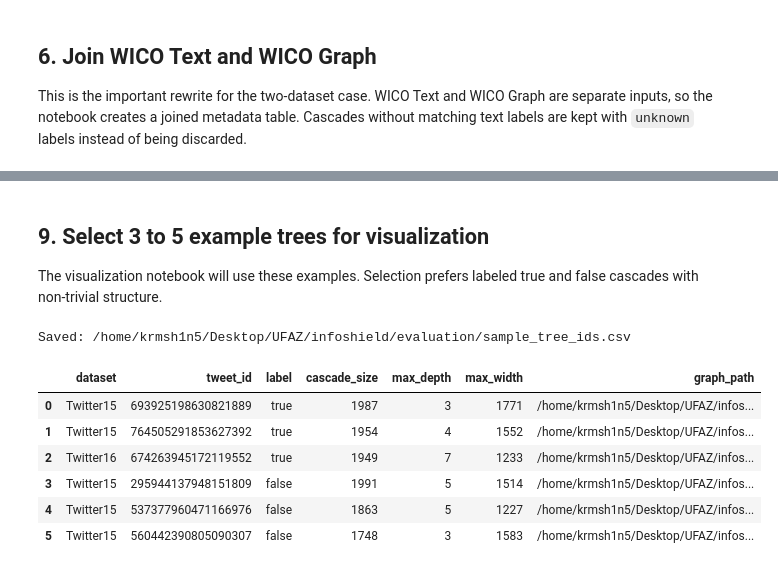
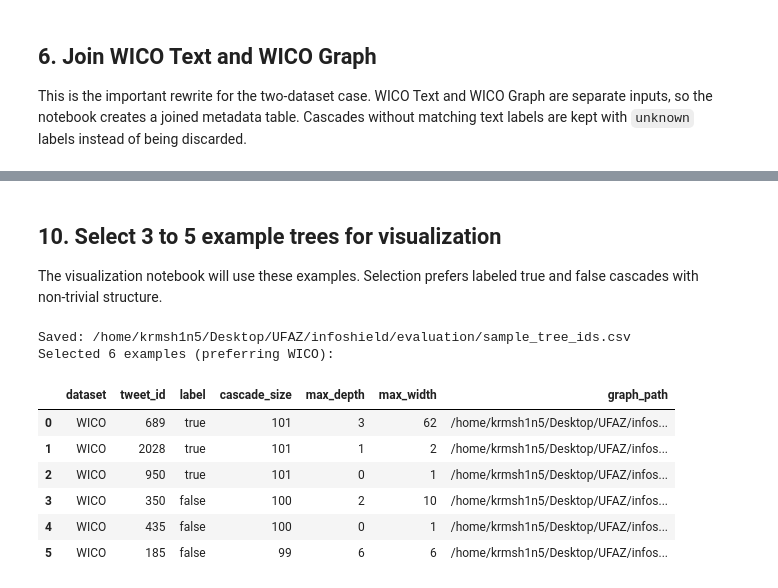
Before and after one commit to Krmsh1n5/infoshield, a Jupyter notebook: explore_data.ipynb, the cells around one changed output, grey strips where cells are left out. Cells and saved outputs as stored; diff of their text form; code cells hidden in the pictures.

```diff
--- a/explore_data.ipynb
+++ b/explore_data.ipynb
@@ -690,9 +649,15 @@ def build_wico_joined_metadata(wico_text, wico_graph_manifest):
     WICO Graph folder names are sequential integers (1, 2, 3 ...).
     WICO Text stores real tweet IDs.  The two never match, so we label
     directly from label_int set by load_wico_graph_dataset.
+
+    Label strings are derived from config (cfg.wico.label_map / binary_label_map)
+    and never hardcoded, so changes to config automatically propagate here.
     """
-    WICO_INT_TO_LABEL = {0: 'false', 1: 'false', 2: 'true'}
-    WICO_INT_TO_RAW   = {0: '5g-corona', 1: 'other-conspiracy', 2: 'non-conspiracy'}
+    # Derive from config — do not hardcode label strings here:
+    #   cfg.wico.binary_label_map = {0:'false', 1:'false', 2:'true'}
+    #   cfg.wico.label_map        = {'5g-conspiracy':0, 'conspiracy':1, 'non-conspiracy':2}
+    WICO_INT_TO_LABEL = cfg.wico.binary_label_map
+    WICO_INT_TO_RAW   = {v: k for k, v in cfg.wico.label_map.items()}  # {0:'5g-conspiracy', 1:'conspiracy', 2:'non-conspiracy'}
 
     if wico_graph_manifest.empty:
         return pd.DataFrame(columns=[
@@ -827,7 +966,12 @@ for (dataset, cid), payload in all_graphs.items():
         **stats,
     })
 
-tree_summary = pd.DataFrame(summary_rows)
+summary_columns = [
+    'dataset','tweet_id','content_id','root_user','label','raw_label',
+    'graph_path','text','num_nodes','num_edges','cascade_size','max_depth',
+    'max_width','branching_ratio','num_roots','is_arborescence','temporal_span'
+]
+tree_summary = pd.DataFrame(summary_rows, columns=summary_columns)
 if not tree_summary.empty:
     tree_summary = tree_summary.sort_values(
         ['dataset','label','cascade_size'], ascending=[True, True, False])
@@ -979,35 +1172,51 @@ Saved: /home/krmsh1n5/Desktop/UFAZ/infoshield/evaluation/phase1_summary_charts.p
 # %% [markdown]
-## 9. Select 3 to 5 example trees for visualization
+## 10. Select 3 to 5 example trees for visualization
 
 The visualization notebook will use these examples. Selection prefers labeled true and false cascades with non-trivial structure.
 # %%
-def select_examples(df, per_label=3, max_total=10):
+def select_examples(df, per_label=3, max_total=10, prefer_dataset='WICO'):
+    """Select example cascades for visualization.
+
+    Prefers WICO cascades; falls back to other datasets if WICO is absent.
+    """
+    display_cols = ['dataset','tweet_id','label','cascade_size','max_depth','max_width','graph_path']
     if df.empty:
-        return df
-    candidates = df[df['num_edges'] > 0].copy()
+        return pd.DataFrame(columns=display_cols)
+    pref = df[df['dataset'].eq(prefer_dataset)] if prefer_dataset else pd.DataFrame()
+    if pref.empty:
+        pref = df
+    candidates = pref[pref['num_edges'] > 0].copy() if 'num_edges' in pref.columns else pref.copy()
     if candidates.empty:
-        candidates = df.copy()
+        candidates = pref.copy()
     selected = []
     for label in ['true', 'false']:
-        part = candidates[candidates['label'].eq(label)].sort_values(['cascade_size','max_depth'], ascending=False)
+        part = candidates[candidates['label'].eq(label)].sort_values(
+            ['cascade_size','max_depth'], ascending=False)
         selected.append(part.head(per_label))
-    out = pd.concat(selected, ignore_index=True) if selected else pd.DataFrame()
-    if len(out) == 0:
+    out = pd.concat(selected, ignore_index=True) if selected else pd.DataFrame(columns=df.columns)
+    if len(out) == 0 and not candidates.empty:
         out = candidates.sort_values(['cascade_size','max_depth'], ascending=False).head(max_total)
     return out.head(max_total)
 
-sample_trees = select_examples(tree_summary, per_label=3, max_total=10)
+sample_trees = select_examples(tree_summary, per_label=3, max_total=10, prefer_dataset='WICO')
 samples_path = EVAL_DIR / 'sample_tree_ids.csv'
 sample_trees.to_csv(samples_path, index=False)
 print('Saved:', samples_path)
-display(sample_trees[['dataset','tweet_id','label','cascade_size','max_depth','max_width','graph_path']])
+print(f'Selected {len(sample_trees)} examples (preferring WICO):')
+_display_cols = ['dataset','tweet_id','label','cascade_size','max_depth','max_width','graph_path']
+if sample_trees.empty:
+    print('No example trees selected because no graph data was found at the configured paths.')
+    display(sample_trees.reindex(columns=_display_cols))
+else:
+    display(sample_trees[_display_cols])
 # %% [output]
 Saved: /home/krmsh1n5/Desktop/UFAZ/infoshield/evaluation/sample_tree_ids.csv
+Selected 6 examples (preferring WICO):
 |  | dataset | tweet_id | label | cascade_size | max_depth | max_width | graph_path |
-| 0 | Twitter15 | 693925198630821889 | true | 1987 | 3 | 1771 | /home/krmsh1n5/Desktop/UFAZ/infos... |
-| 1 | Twitter15 | 764505291853627392 | true | 1954 | 4 | 1552 | /home/krmsh1n5/Desktop/UFAZ/infos... |
-| 2 | Twitter16 | 674263945172119552 | true | 1949 | 7 | 1233 | /home/krmsh1n5/Desktop/UFAZ/infos... |
-| 3 | Twitter15 | 295944137948151809 | false | 1991 | 5 | 1514 | /home/krmsh1n5/Desktop/UFAZ/infos... |
-| 4 | Twitter15 | 537377960471166976 | false | 1863 | 5 | 1227 | /home/krmsh1n5/Desktop/UFAZ/infos... |
-| 5 | Twitter15 | 560442390805090307 | false | 1748 | 3 | 1583 | /home/krmsh1n5/Desktop/UFAZ/infos... |
+| 0 | WICO | 689 | true | 101 | 3 | 62 | /home/krmsh1n5/Desktop/UFAZ/infos... |
+| 1 | WICO | 2028 | true | 101 | 1 | 2 | /home/krmsh1n5/Desktop/UFAZ/infos... |
+| 2 | WICO | 950 | true | 101 | 0 | 1 | /home/krmsh1n5/Desktop/UFAZ/infos... |
+| 3 | WICO | 350 | false | 100 | 2 | 10 | /home/krmsh1n5/Desktop/UFAZ/infos... |
+| 4 | WICO | 435 | false | 100 | 0 | 1 | /home/krmsh1n5/Desktop/UFAZ/infos... |
+| 5 | WICO | 185 | false | 99 | 6 | 6 | /home/krmsh1n5/Desktop/UFAZ/infos... |
 # %% [markdown]
```
Also changed, not shown: parts of 21 cells of this notebook, 37 other files.
